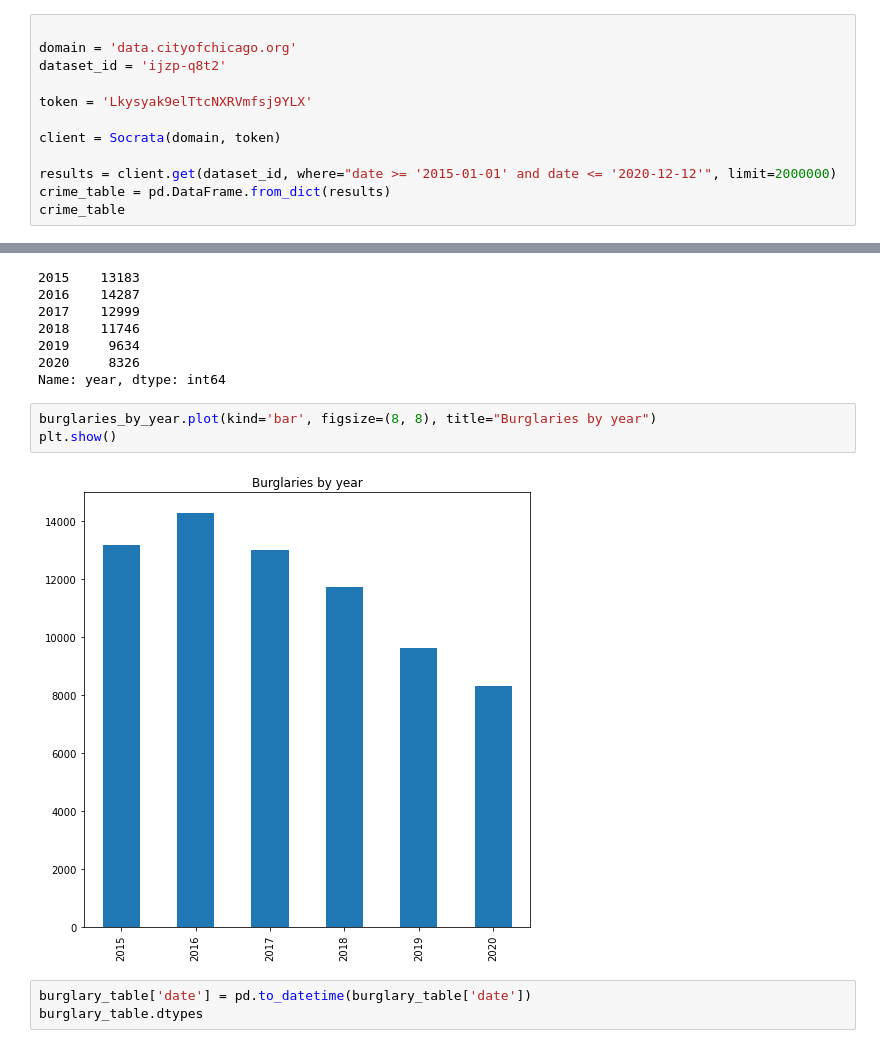
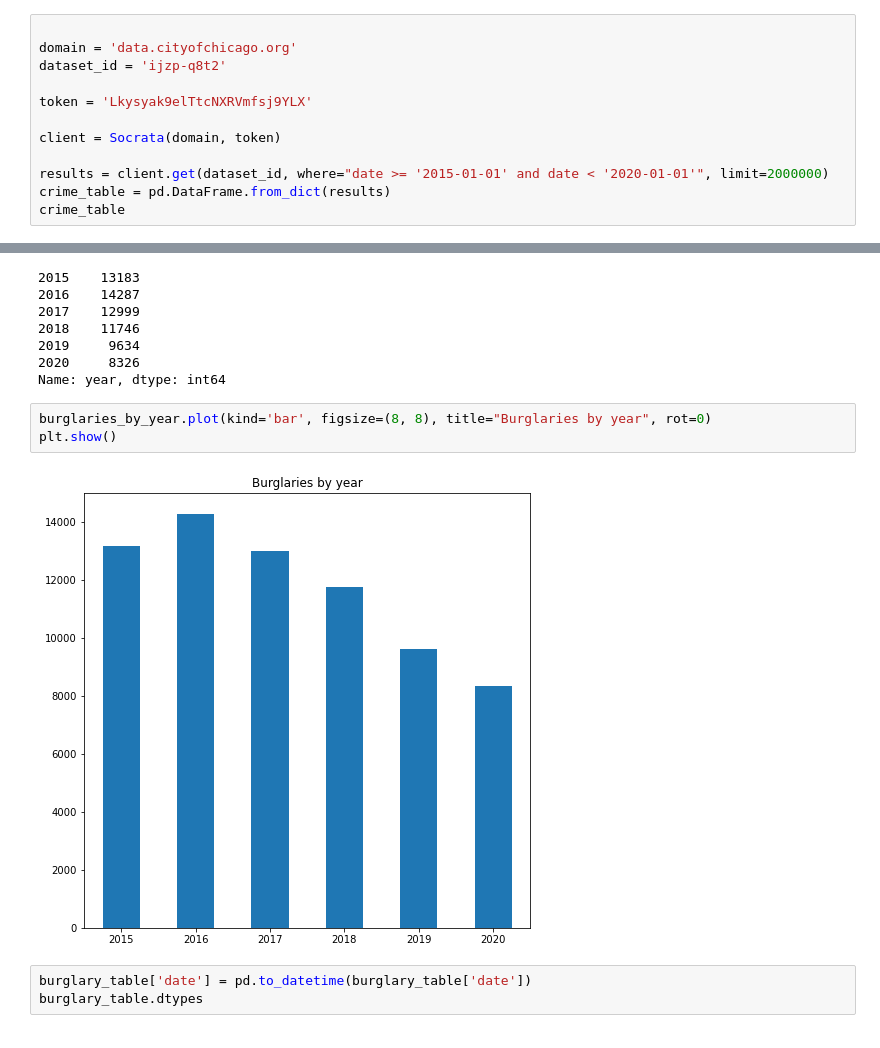
Before and after one commit to annivas/annivas.github.io, a Jupyter notebook: CMSC320 Final Project.ipynb, the cells around one changed output, grey strips where cells are left out. Drawn from its saved outputs; the diff is of its cells as text.

```diff
--- a/CMSC320 Final Project.ipynb
+++ b/CMSC320 Final Project.ipynb
@@ -70,7 +60,7 @@ token = 'Lkysyak9elTtcNXRVmfsj9YLX'
 
 client = Socrata(domain, token)
 
-results = client.get(dataset_id, where="date >= '2015-01-01' and date <= '2020-12-12'", limit=2000000)
+results = client.get(dataset_id, where="date >= '2015-01-01' and date < '2020-01-01'", limit=2000000)
 crime_table = pd.DataFrame.from_dict(results)
 crime_table
 # %% [output]
@@ -221,10 +245,10 @@ burglaries_by_year
 2020     8326
 Name: year, dtype: int64
 # %%
-burglaries_by_year.plot(kind='bar', figsize=(8, 8), title="Burglaries by year")
+burglaries_by_year.plot(kind='bar', figsize=(8, 8), title="Burglaries by year", rot=0)
 plt.show()
 # %% [output]
-[figure, old version]
+[figure, new version]
 # %%
 burglary_table['date'] = pd.to_datetime(burglary_table['date'])
 burglary_table.dtypes
```
Also changed, not shown: parts of 16 cells of this notebook, 9 other files.
